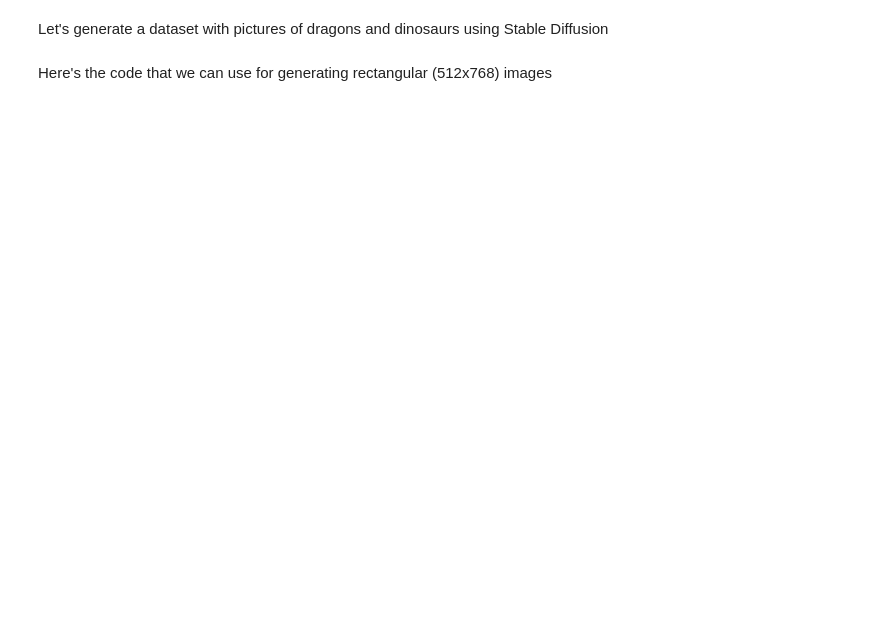
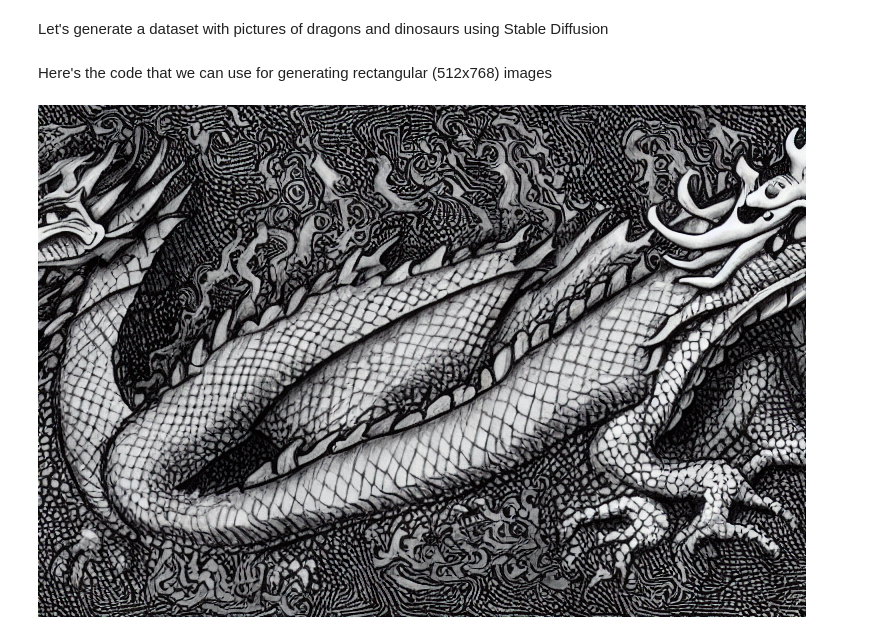
Before and after one commit to alexeygrigorev/dino-or-dragon, a Jupyter notebook: dino-dragon-stable-diffustion.ipynb, the cells around one changed output. Drawn from its saved outputs; the diff is of its cells as text; code cells hidden in the pictures; blank space fills up the shorter version.

```diff
--- a/dino-dragon-stable-diffustion.ipynb
+++ b/dino-dragon-stable-diffustion.ipynb
@@ -52,5 +54,7 @@ while True:
 Here's the code that we can use for generating rectangular (512x768) images
 # %%
 with autocast("cuda"):
-    image = pipe(prompt, height=512, width=768)["sample"][0]
+    image = pipe(prompt_dragon, height=512, width=768)["sample"][0]
     display.display(image)
+# %% [output]
+[figure, added]
```
Also changed, not shown: parts of 2 cells of this notebook.
